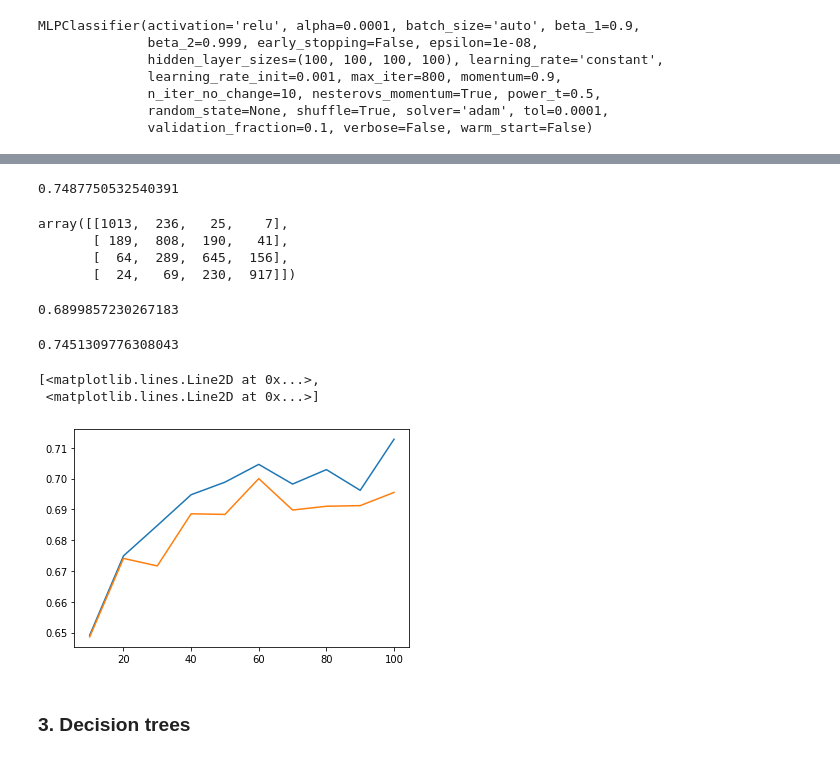
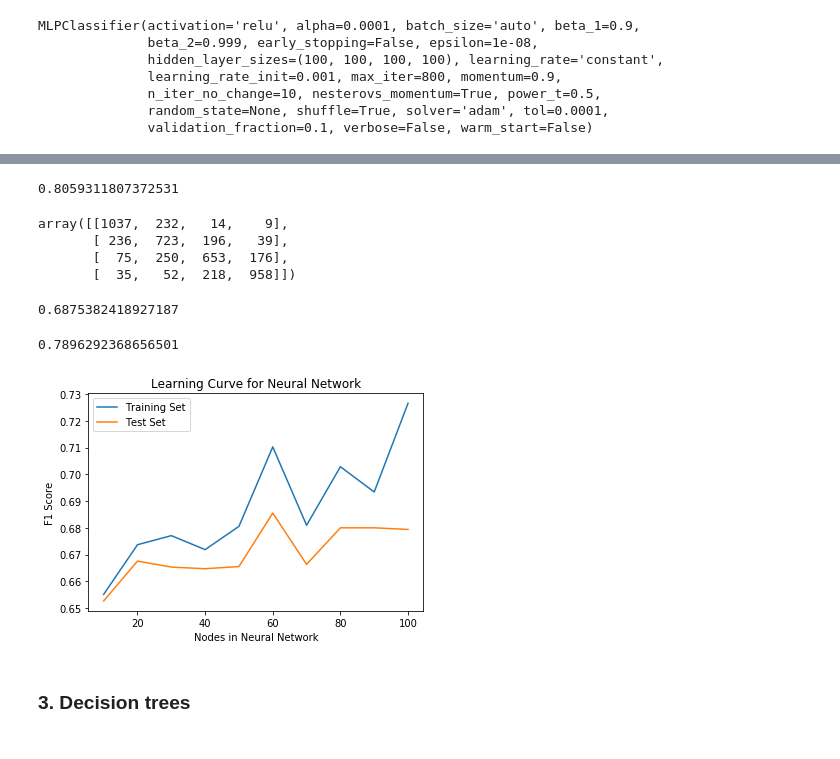
Before and after one commit to jenniferwcheng/video-game-revenue-prediction, a Jupyter notebook: model.ipynb, the cells around one changed output, grey strips where cells are left out. Drawn from its saved outputs; the diff is of its cells as text; code cells hidden in the pictures.

```diff
--- a/model.ipynb
+++ b/model.ipynb
@@ -291,3 +293,22 @@ y_pred_val_b = label_binarize(y_pred_val, bin_num)
 roc_auc_score(y_val_b, y_pred_val_b)
 # %% [output]
 0.7465765927010366
+# %%
+# Learning Curve
+
+# Learning curve
+iter_num = np.linspace(start=1000,stop=2000,num=9)
+f1_array_train = np.zeros(10)
+f1_array_val = np.zeros(10)
+
+for i in iter_num:
+  model = LogisticRegression(solver='saga', multi_class='multinomial', max_iter=i)
+  model.fit(X_train,y_train)
+
+  # training set
+  y_pred = model.predict(X_train)
+  f1_array_train[i] = metrics.f1_score(y_train, y_pred, average='micro')
+
+  # val set
+  y_val_pred = model.predict(X_val)
+  f1_array_val = metrics.f1_score(y_train, y_val_pred, average='micro')
@@ -299,7 +327,7 @@ scaler = StandardScaler()
 scaler.fit(X_train)
 X_train = scaler.transform(X_train)
 X_val = scaler.transform(X_val)
-mlp = MLPClassifier(hidden_layer_sizes=(100, 100, 100, 100),max_iter=800)
+mlp = MLPClassifier(hidden_layer_sizes=(100, 100, 100),max_iter=800)
 mlp.fit(X_train,y_train)
 # %% [output]
 MLPClassifier(activation='relu', alpha=0.0001, batch_size='auto', beta_1=0.9,
@@ -311,6 +339,6 @@ MLPClassifier(activation='relu', alpha=0.0001, batch_size='auto', beta_1=0.9,
               validation_fraction=0.1, verbose=False, warm_start=False)
 # %%
 # training set prediction
-y_pred = mlp.predict(X_train)
+y_pred_train = mlp.predict(X_train)
 metrics.confusion_matrix(y_train, y_pred, labels=[0, 1, 2, 3])
 # %% [output]
@@ -327,26 +355,26 @@ y_train_b = label_binarize(y_train, bin_num)
 y_pred_train_b = label_binarize(y_pred_train, bin_num)
 roc_auc_score(y_train_b, y_pred_train_b)
 # %% [output]
-0.7487750532540391
+0.8059311807372531
 # %%
 # val set prediction
 y_val_pred = mlp.predict(X_val)
 metrics.confusion_matrix(y_val, y_val_pred, labels=[0, 1, 2, 3])
 # %% [output]
-array([[1013,  236,   25,    7],
-       [ 189,  808,  190,   41],
-       [  64,  289,  645,  156],
-       [  24,   69,  230,  917]])
+array([[1037,  232,   14,    9],
+       [ 236,  723,  196,   39],
+       [  75,  250,  653,  176],
+       [  35,   52,  218,  958]])
 # %%
 metrics.f1_score(y_val, y_val_pred, average='micro')
 # %% [output]
-0.6899857230267183
+0.6875382418927187
 # %%
 y_val_b = label_binarize(y_val, bin_num)
-y_pred_val_b = label_binarize(y_pred_val, bin_num)
+y_pred_val_b = label_binarize(y_val_pred, bin_num)
 roc_auc_score(y_val_b, y_pred_val_b)
 # %% [output]
-0.7451309776308043
+0.7896292368656501
 # %%
 # Learning curve
 node_num = np.zeros(10)
@@ -366,11 +394,15 @@ for i in range(0,10):
   y_val_pred = mlp.predict(X_val)
   f1_array_val[i] = metrics.f1_score(y_val, y_val_pred, average='micro')
 # %%
-plt.plot([10, 20, 30, 40, 50, 60, 70, 80, 90, 100], f1_array_train, [10, 20, 30, 40, 50, 60, 70, 80, 90, 100], f1_array_val)
+plt.plot([10, 20, 30, 40, 50, 60, 70, 80, 90, 100], f1_array_train, label='Training Set')
+plt.plot([10, 20, 30, 40, 50, 60, 70, 80, 90, 100], f1_array_val, label='Test Set')
+plt.xlabel('Nodes in Neural Network')
+plt.ylabel('F1 Score')
+plt.title('Learning Curve for Neural Network')
+plt.legend()
+plt.show()
 # %% [output]
-[<matplotlib.lines.Line2D at 0x...>,
- <matplotlib.lines.Line2D at 0x...>]
-[figure, old version]
+[figure, new version]
 # %% [markdown]
 ### 3. Decision trees
 # %%
```
Also changed, not shown: parts of 17 cells of this notebook.
